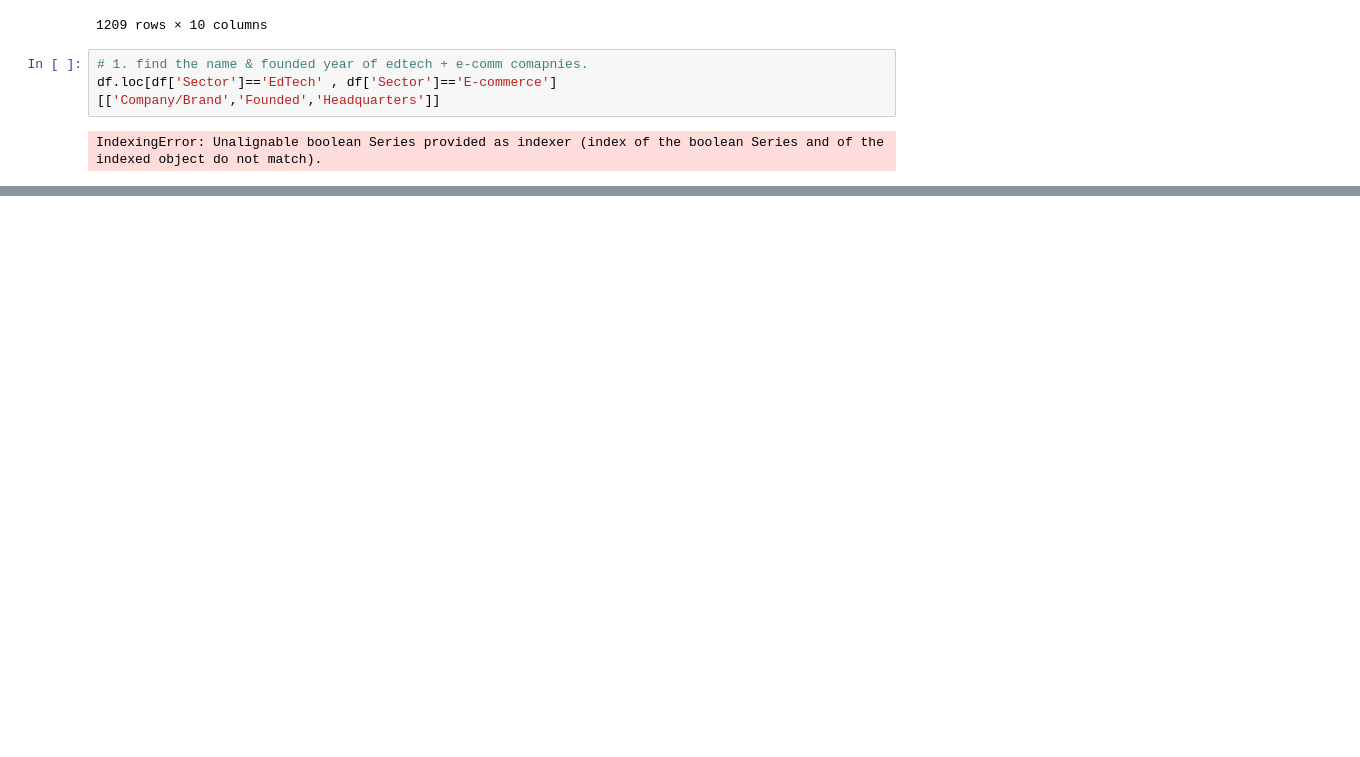
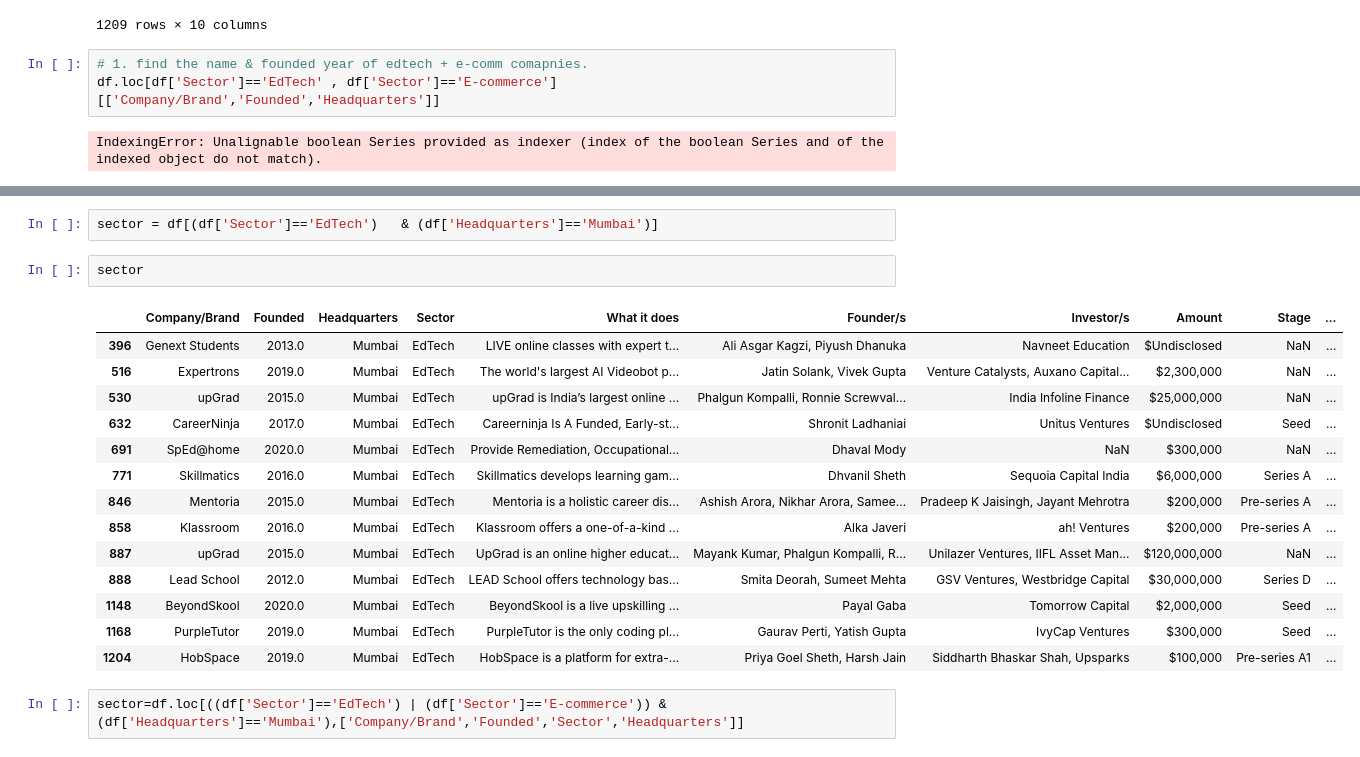
Before and after one commit to ankittrajj/WD_DA_10am_11april, a Jupyter notebook: Pandas_part3.ipynb, the cells around one changed output, grey strips where cells are left out. Saved outputs shown, nothing was run; the diff lists cells and outputs as text; blank space fills up the shorter version.

```diff
--- a/Pandas_part3.ipynb
+++ b/Pandas_part3.ipynb
@@ -185,0 +256,21 @@ df2
+# %%
+sector = df[(df['Sector']=='EdTech')   & (df['Headquarters']=='Mumbai')]
+# %%
+sector
+# %% [output]
+|  | Company/Brand | Founded | Headquarters | Sector | What it does | Founder/s | Investor/s | Amount | Stage | ... |
+| 396 | Genext Students | 2013.0 | Mumbai | EdTech | LIVE online classes with expert t... | Ali Asgar Kagzi, Piyush Dhanuka | Navneet Education | $Undisclosed | NaN | ... |
+| 516 | Expertrons | 2019.0 | Mumbai | EdTech | The world's largest AI Videobot p... | Jatin Solank, Vivek Gupta | Venture Catalysts, Auxano Capital... | $2,300,000 | NaN | ... |
+| 530 | upGrad | 2015.0 | Mumbai | EdTech | upGrad is India’s largest online ... | Phalgun Kompalli, Ronnie Screwval... | India Infoline Finance | $25,000,000 | NaN | ... |
+| 632 | CareerNinja | 2017.0 | Mumbai | EdTech | Careerninja Is A Funded, Early-st... | Shronit Ladhaniai | Unitus Ventures | $Undisclosed | Seed | ... |
+| 691 | SpEd@home | 2020.0 | Mumbai | EdTech | Provide Remediation, Occupational... | Dhaval Mody | NaN | $300,000 | NaN | ... |
+| 771 | Skillmatics | 2016.0 | Mumbai | EdTech | Skillmatics develops learning gam... | Dhvanil Sheth | Sequoia Capital India | $6,000,000 | Series A | ... |
+| 846 | Mentoria | 2015.0 | Mumbai | EdTech | Mentoria is a holistic career dis... | Ashish Arora, Nikhar Arora, Samee... | Pradeep K Jaisingh, Jayant Mehrotra | $200,000 | Pre-series A | ... |
+| 858 | Klassroom | 2016.0 | Mumbai | EdTech | Klassroom offers a one-of-a-kind ... | Alka Javeri | ah! Ventures | $200,000 | Pre-series A | ... |
+| 887 | upGrad | 2015.0 | Mumbai | EdTech | UpGrad is an online higher educat... | Mayank Kumar, Phalgun Kompalli, R... | Unilazer Ventures, IIFL Asset Man... | $120,000,000 | NaN | ... |
+| 888 | Lead School | 2012.0 | Mumbai | EdTech | LEAD School offers technology bas... | Smita Deorah, Sumeet Mehta | GSV Ventures, Westbridge Capital | $30,000,000 | Series D | ... |
+| 1148 | BeyondSkool | 2020.0 | Mumbai | EdTech | BeyondSkool is a live upskilling ... | Payal Gaba | Tomorrow Capital | $2,000,000 | Seed | ... |
+| 1168 | PurpleTutor | 2019.0 | Mumbai | EdTech | PurpleTutor is the only coding pl... | Gaurav Perti, Yatish Gupta | IvyCap Ventures | $300,000 | Seed | ... |
+| 1204 | HobSpace | 2019.0 | Mumbai | EdTech | HobSpace is a platform for extra-... | Priya Goel Sheth, Harsh Jain | Siddharth Bhaskar Shah, Upsparks | $100,000 | Pre-series A1 | ... |
+# %%
+sector=df.loc[((df['Sector']=='EdTech') | (df['Sector']=='E-commerce')) & (df['Headquarters']=='Mumbai'),['Company/Brand','Founded','Sector','Headquarters']]
```
Also changed, not shown: parts of 29 cells of this notebook.
